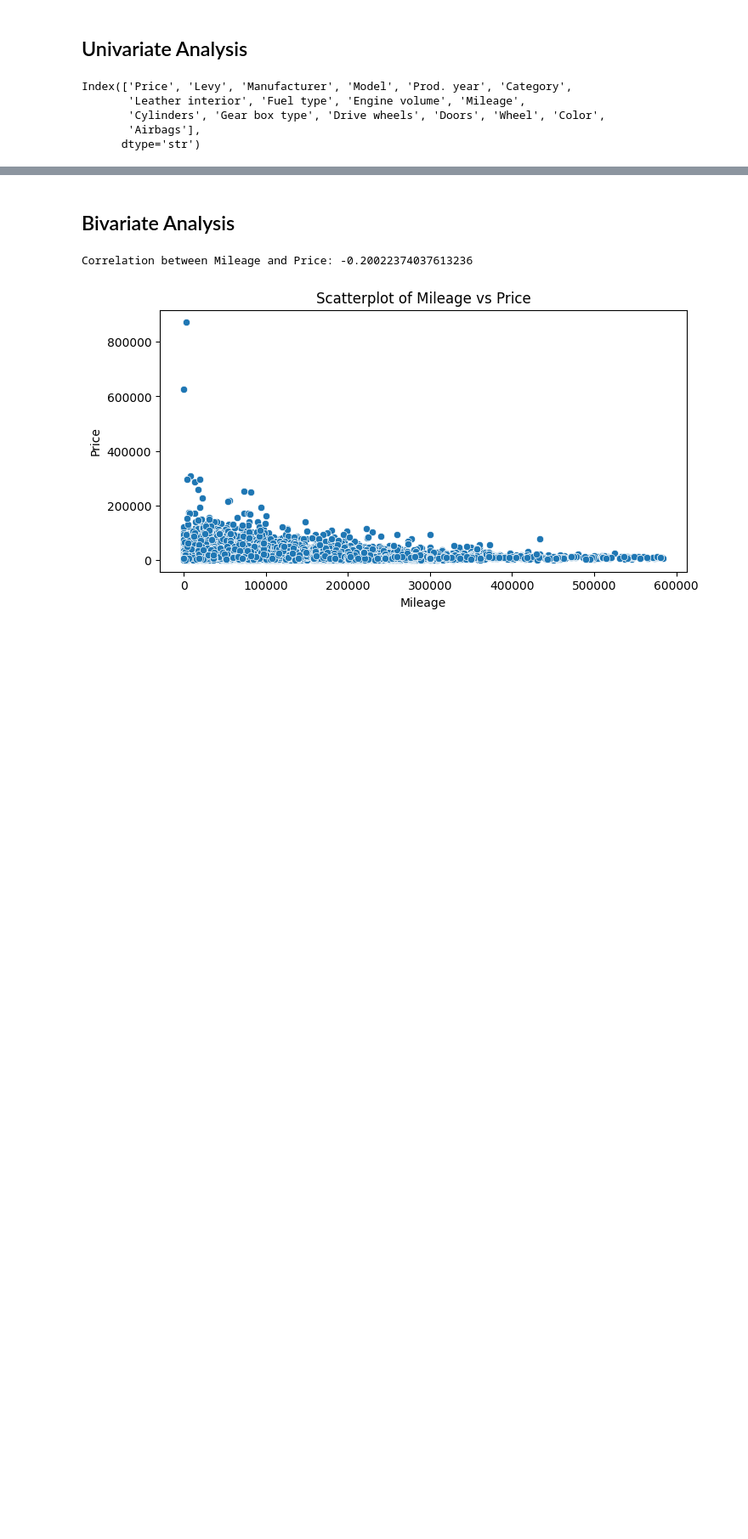
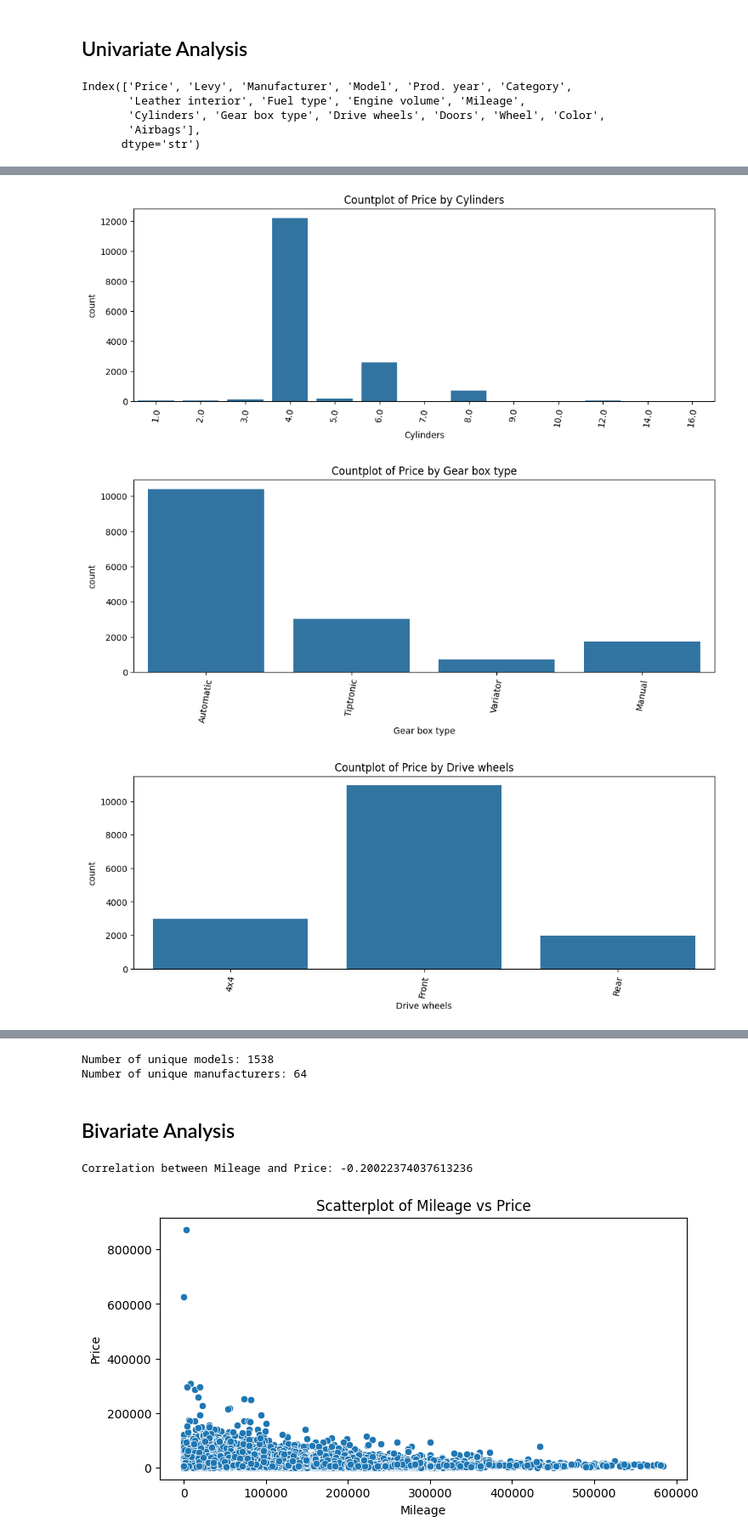
Before and after one commit to dinis2296/car-price-prediction-regression, a Jupyter notebook: notebook/Project 2 - Car Price Regression.ipynb, the cells around one changed output, grey strips where cells are left out. Shown at 85% size. Saved outputs shown, nothing was run; the diff lists cells and outputs as text; code cells hidden in the pictures; blank space fills up the shorter version.

```diff
--- a/notebook/Project 2 - Car Price Regression.ipynb
+++ b/notebook/Project 2 - Car Price Regression.ipynb
@@ -228,0 +245,12 @@ Index(['Price', 'Levy', 'Manufacturer', 'Model', 'Prod. year', 'Category',
+# %%
+# Visualize distribution of categorical variables
+for col in categorical_cols:
+    plt.figure(figsize=(12, 4))
+    sns.countplot(x=df[col])
+    plt.title(f"Countplot of Price by {col}")
+    plt.xticks(rotation=80)
+    plt.xlabel(col)
+# %% [output]
+[figure, added]
+[figure, added]
+[figure, added]
@@ -229,3 +268,12 @@ Index(['Price', 'Levy', 'Manufacturer', 'Model', 'Prod. year', 'Category',
+# %%
+# Number of unique values for 'Model' and 'Manufacturer'
+print(f"Number of unique models: {df['Model'].nunique()}")
+print(f"Number of unique manufacturers: {df['Manufacturer'].nunique()}")
+
+# with 1538 unique values, the 'Model' feature will need to be dropped or transformed before modeling, to avoid overfitting and high dimensionality issues.
+# %% [output]
+Number of unique models: 1538
+Number of unique manufacturers: 64
 # %% [markdown]
 ## Bivariate Analysis
 # %%
```
Also changed, not shown: parts of 11 cells of this notebook.
